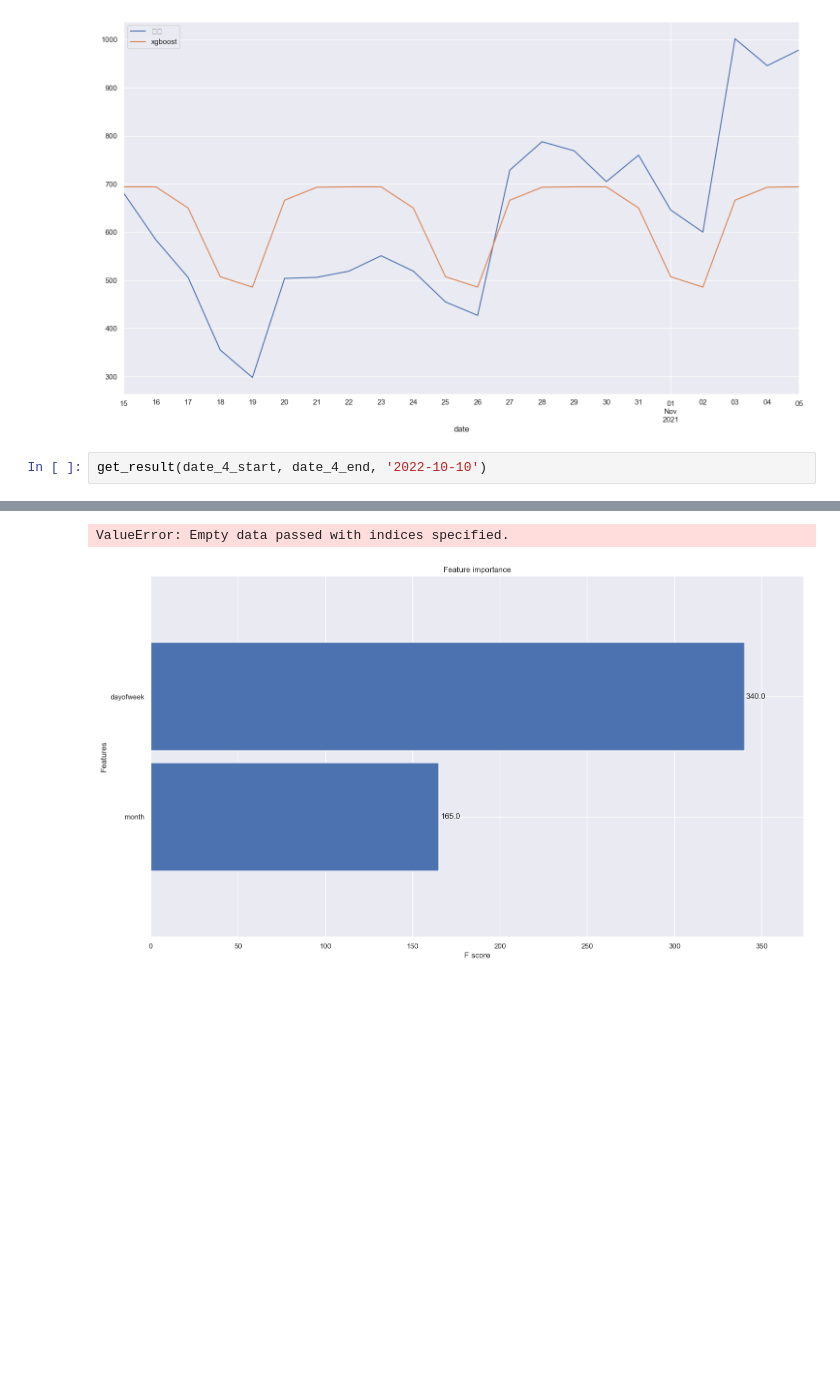
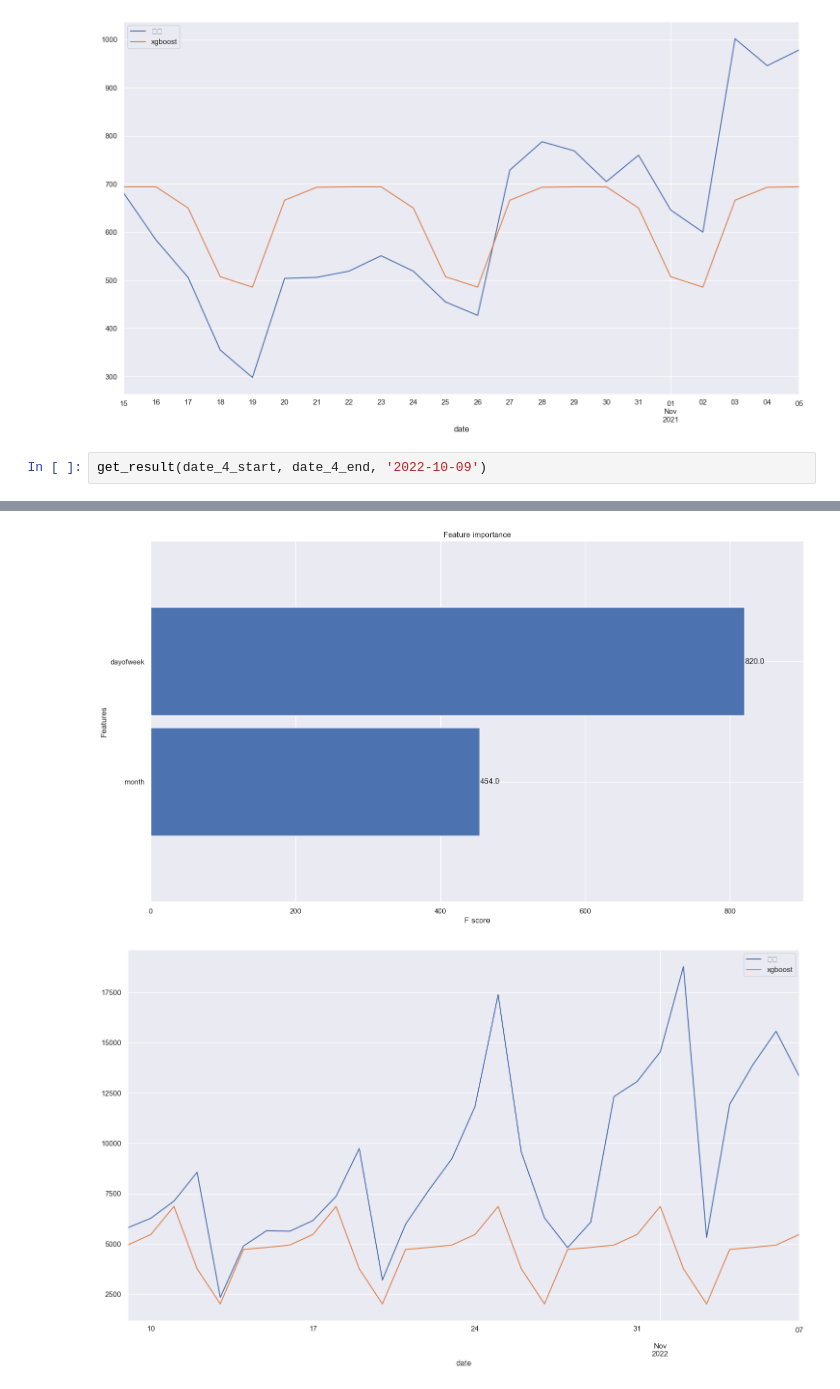
Before and after one commit to L2egg/L2egg, a Jupyter notebook: practice.ipynb, the cells around one changed output, grey strips where cells are left out. Cells and saved outputs as stored; diff of their text form; blank space fills up the shorter version.

```diff
--- a/practice.ipynb
+++ b/practice.ipynb
@@ -638,5 +638,5 @@ get_result(date_3_start, date_3_end, '2021-10-15')
 [figure]
 [figure]
 # %%
-get_result(date_4_start, date_4_end, '2022-10-10')
+get_result(date_4_start, date_4_end, '2022-10-09')
 # %% [output]
@@ -660,2 +643,2 @@ get_result(date_4_start, date_4_end, '2022-10-10')
-ValueError: Empty data passed with indices specified.
-[figure, old version]
+[figure, new version]
+[figure, added]
```
Also changed, not shown: parts of 4 cells of this notebook.
